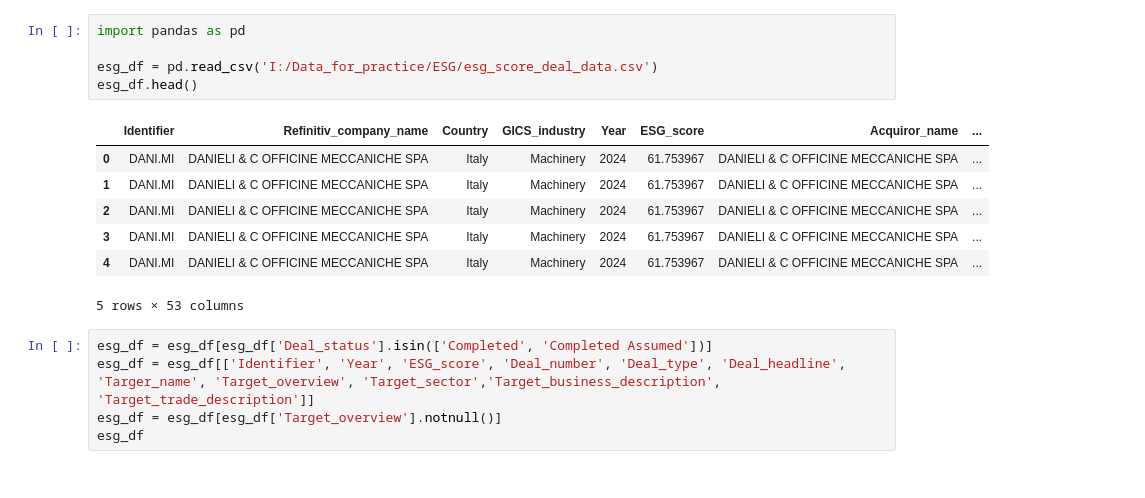
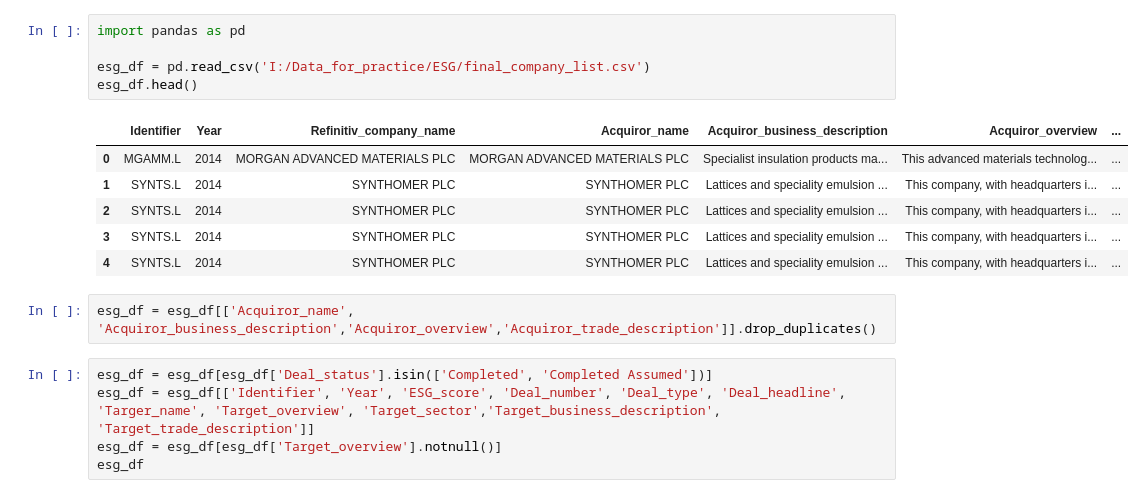
Before and after one commit to awekim/ESG_AI, a Jupyter notebook: ESGAI_EDA.ipynb, the cells around one changed output. Drawn from its saved outputs; the diff is of its cells as text.

```diff
--- a/ESGAI_EDA.ipynb
+++ b/ESGAI_EDA.ipynb
@@ -1,16 +1,17 @@
 # %%
 import pandas as pd
 
-esg_df = pd.read_csv('I:/Data_for_practice/ESG/esg_score_deal_data.csv')
+esg_df = pd.read_csv('I:/Data_for_practice/ESG/final_company_list.csv')
 esg_df.head()
 # %% [output]
-|  | Identifier | Refinitiv_company_name | Country | GICS_industry | Year | ESG_score | Acquiror_name | ... |
-| 0 | DANI.MI | DANIELI & C OFFICINE MECCANICHE SPA | Italy | Machinery | 2024 | 61.753967 | DANIELI & C OFFICINE MECCANICHE SPA | ... |
-| 1 | DANI.MI | DANIELI & C OFFICINE MECCANICHE SPA | Italy | Machinery | 2024 | 61.753967 | DANIELI & C OFFICINE MECCANICHE SPA | ... |
-| 2 | DANI.MI | DANIELI & C OFFICINE MECCANICHE SPA | Italy | Machinery | 2024 | 61.753967 | DANIELI & C OFFICINE MECCANICHE SPA | ... |
-| 3 | DANI.MI | DANIELI & C OFFICINE MECCANICHE SPA | Italy | Machinery | 2024 | 61.753967 | DANIELI & C OFFICINE MECCANICHE SPA | ... |
-| 4 | DANI.MI | DANIELI & C OFFICINE MECCANICHE SPA | Italy | Machinery | 2024 | 61.753967 | DANIELI & C OFFICINE MECCANICHE SPA | ... |
+|  | Identifier | Year | Refinitiv_company_name | Acquiror_name | Acquiror_business_description | Acquiror_overview | ... |
+| 0 | MGAMM.L | 2014 | MORGAN ADVANCED MATERIALS PLC | MORGAN ADVANCED MATERIALS PLC | Specialist insulation products ma... | This advanced materials technolog... | ... |
+| 1 | SYNTS.L | 2014 | SYNTHOMER PLC | SYNTHOMER PLC | Lattices and speciality emulsion ... | This company, with headquarters i... | ... |
+| 2 | SYNTS.L | 2014 | SYNTHOMER PLC | SYNTHOMER PLC | Lattices and speciality emulsion ... | This company, with headquarters i... | ... |
+| 3 | SYNTS.L | 2014 | SYNTHOMER PLC | SYNTHOMER PLC | Lattices and speciality emulsion ... | This company, with headquarters i... | ... |
+| 4 | SYNTS.L | 2014 | SYNTHOMER PLC | SYNTHOMER PLC | Lattices and speciality emulsion ... | This company, with headquarters i... | ... |
-5 rows × 53 columns
+# %%
+esg_df = esg_df[['Acquiror_name', 'Acquiror_business_description','Acquiror_overview','Acquiror_trade_description']].drop_duplicates()
 # %%
 esg_df = esg_df[esg_df['Deal_status'].isin(['Completed', 'Completed Assumed'])]
 esg_df = esg_df[['Identifier', 'Year', 'ESG_score', 'Deal_number', 'Deal_type', 'Deal_headline', 'Targer_name', 'Target_overview', 'Target_sector','Target_business_description', 'Target_trade_description']]
```
Also changed, not shown: 3 other files.
